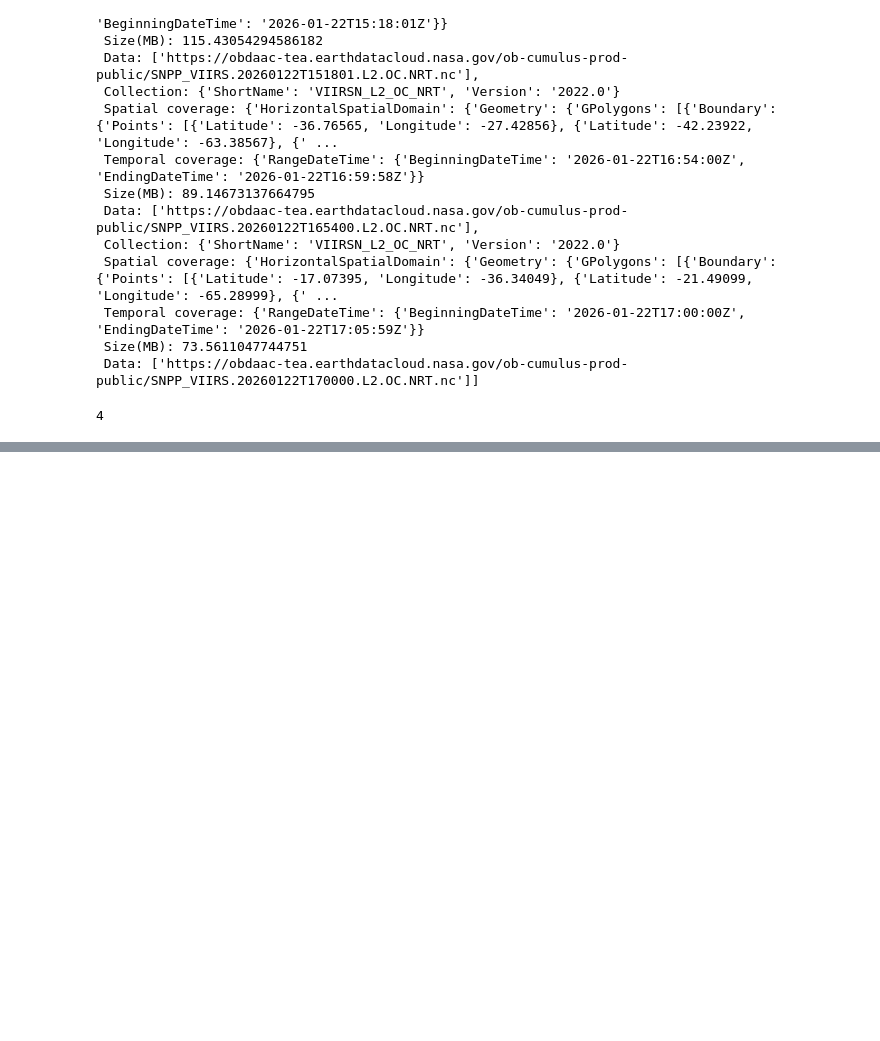
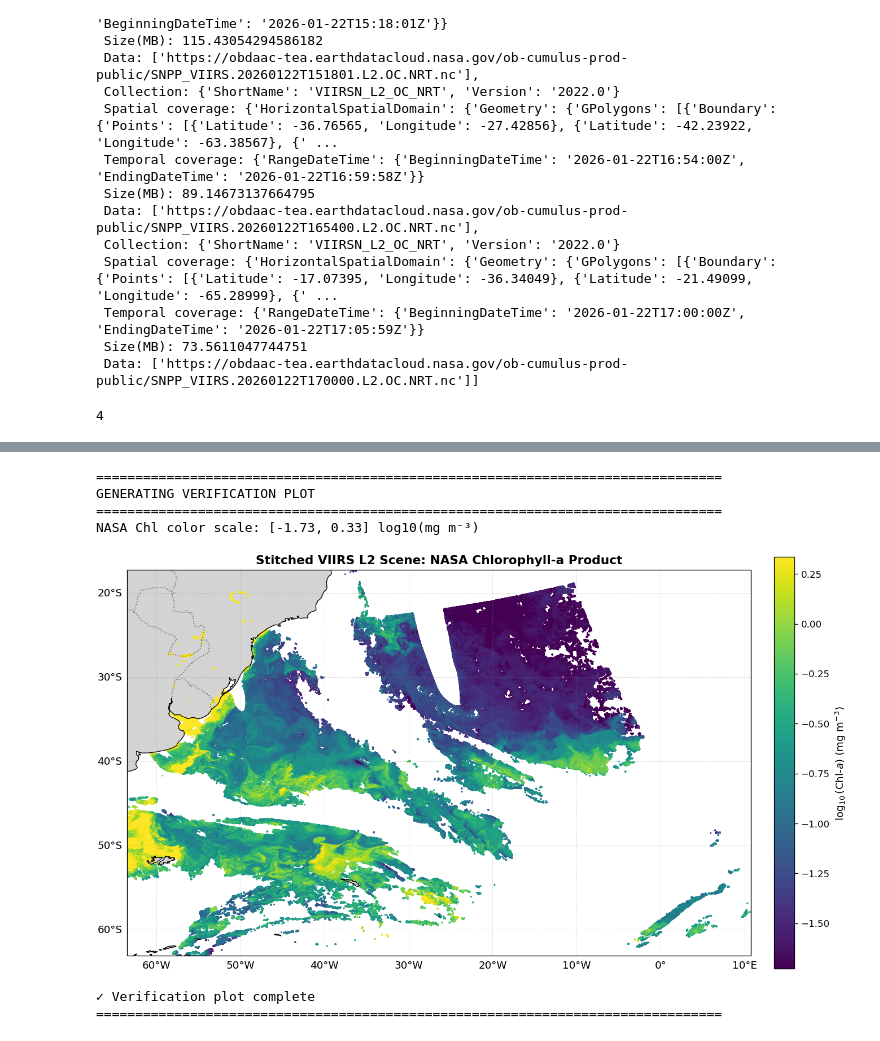
Before and after one commit to erdemkarakoylu/bayesian_chl, a Jupyter notebook: 02_look_for_viirs_scenes.ipynb, the cells around one changed output, grey strips where cells are left out. Drawn from its saved outputs; the diff is of its cells as text; code cells hidden in the pictures; blank space fills up the shorter version.

```diff
--- a/02_look_for_viirs_scenes.ipynb
+++ b/02_look_for_viirs_scenes.ipynb
@@ -236,0 +518,71 @@ pp.show()
+# %%
+# ============================================================================
+# BASIC VISUALIZATION: Verify Stitched Data
+# ============================================================================
+
+print("="*80)
+print("GENERATING VERIFICATION PLOT")
+print("="*80)
+
+# Compute log(Chl) for NASA product
+stitched_log_chl = np.log10(stitched_chl)
+
+# Calculate color scale (clip extreme outliers)
+vmin = np.nanpercentile(stitched_log_chl, 2)
+vmax = np.nanpercentile(stitched_log_chl, 98)
+shared_norm = mcolors.Normalize(vmin=vmin, vmax=vmax)
+
+print(f"NASA Chl color scale: [{vmin:.2f}, {vmax:.2f}] log10(mg m⁻³)")
+
+# Setup Figure and Cartopy Axis
+proj = ccrs.PlateCarree()
+fig = pp.figure(figsize=(12, 9))
+ax = pp.axes(projection=proj)
+
+# Add Land and Geography
+ax.add_feature(cfeature.LAND.with_scale('50m'), facecolor='lightgray', zorder=0)
+ax.add_feature(cfeature.OCEAN.with_scale('50m'), facecolor='none', zorder=0)
+ax.add_feature(cfeature.COASTLINE.with_scale('50m'), linewidth=0.8, zorder=2)
+ax.add_feature(cfeature.BORDERS, linestyle=':', alpha=0.5, zorder=2)
+
+# Set the ROI Extent
+extent = [stitched_lon.min(), stitched_lon.max(),
+          stitched_lat.min(), stitched_lat.max()]
+ax.set_extent(extent, crs=proj)
+
+# Plot the Stitched Data
+sc = ax.scatter(
+    stitched_lon,
+    stitched_lat,
+    c=stitched_log_chl,
+    s=0.5,
+    norm=shared_norm,
+    cmap='viridis',
+    transform=proj,
+    rasterized=True  # Vital for large scenes to keep file sizes manageable
+)
+
+# Add Gridlines
+gl = ax.gridlines(draw_labels=True, linewidth=0.5, color='gray', alpha=0.3, linestyle='--')
+gl.top_labels = False
+gl.right_labels = False
+
+# Add Colorbar
+cbar = pp.colorbar(sc, ax=ax, orientation='vertical', shrink=0.7, pad=0.03)
+cbar.set_label(r"$\log_{10}(\mathrm{Chl}\text{-}a)$ (mg m$^{-3}$)", fontsize=11)
+
+ax.set_title("Stitched VIIRS L2 Scene: NASA Chlorophyll-a Product", fontsize=13, weight='bold')
+
+pp.tight_layout()
+pp.show()
+
+print("\n✓ Verification plot complete")
+print("="*80)
+# %% [output]
+================================================================================
+GENERATING VERIFICATION PLOT
+================================================================================
+NASA Chl color scale: [-1.73, 0.33] log10(mg m⁻³)
+[figure, added]
+✓ Verification plot complete
+================================================================================
```
Also changed, not shown: parts of 13 cells of this notebook.
